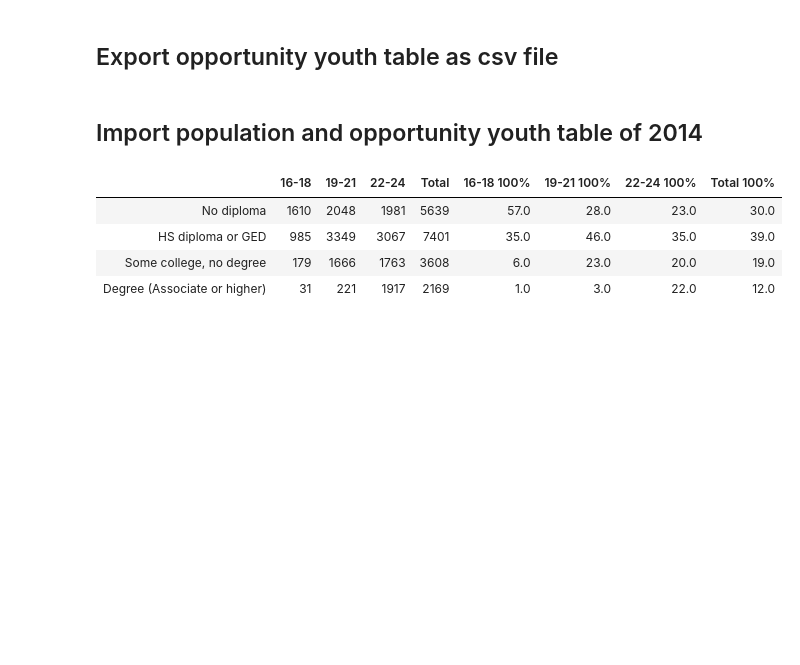
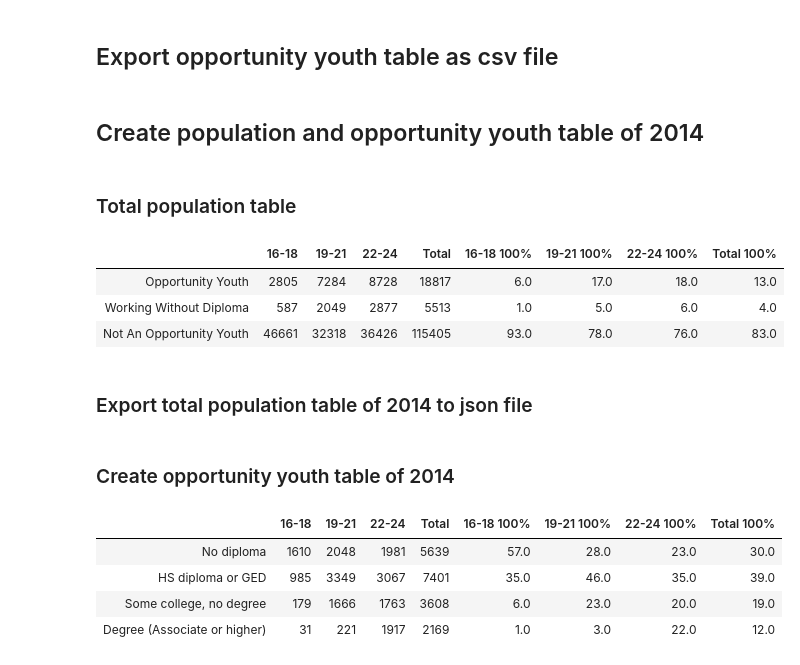
Before and after one commit to YufenLin/opportunity_youth, a Jupyter notebook: src/oy_table_2017.ipynb, the cells around one changed output. Drawn from its saved outputs; the diff is of its cells as text; code cells hidden in the pictures; blank space fills up the shorter version.

```diff
--- a/src/oy_table_2017.ipynb
+++ b/src/oy_table_2017.ipynb
@@ -211,4 +72,4 @@ df_oy_2017
 # %%
 #df_oy_2017.to_csv(r'data/oy_table_2017.csv')
 # %% [markdown]
-## Import population and opportunity youth table of 2014
+## Create population and opportunity youth table of 2014
@@ -219,0 +76,24 @@ df_total_2014 = pd.DataFrame(data=total_2014, index = ['Opportunity Youth', 'Wor
+# %% [markdown]
+### Total population table
+# %%
+# key in table values
+total_2014 = {'16-18': [2805, 587, 46661],
+       '19-21': [7284, 2049, 32318],
+       '22-24': [8728, 2877, 36426]}
+df_total_2014 = pd.DataFrame(data=total_2014, index = ['Opportunity Youth', 'Working Without Diploma', 'Not An Opportunity Youth'])
+# Calculate total values
+df_total_2014['Total'] = df_total_2014['16-18'] + df_total_2014['19-21'] + df_total_2014['22-24']
+# Calculate percentage
+df_total_2014['16-18 100%'] = round(df_total_2014['16-18']*100 / df_total_2014['16-18'].sum(),0)
+df_total_2014['19-21 100%'] = round(df_total_2014['19-21']*100 / df_total_2014['19-21'].sum(),0)
+df_total_2014['22-24 100%'] = round(df_total_2014['22-24']*100 / df_total_2014['22-24'].sum(),0)
+df_total_2014['Total 100%'] = round(df_total_2014['Total']*100 / df_total_2014['Total'].sum(),0)
+# %%
+df_total_2014
+# %% [output]
+|  | 16-18 | 19-21 | 22-24 | Total | 16-18 100% | 19-21 100% | 22-24 100% | Total 100% |
+| Opportunity Youth | 2805 | 7284 | 8728 | 18817 | 6.0 | 17.0 | 18.0 | 13.0 |
+| Working Without Diploma | 587 | 2049 | 2877 | 5513 | 1.0 | 5.0 | 6.0 | 4.0 |
+| Not An Opportunity Youth | 46661 | 32318 | 36426 | 115405 | 93.0 | 78.0 | 76.0 | 83.0 |
+# %% [markdown]
+### Export total population table of 2014 to json file
@@ -220,3 +102,5 @@ df_total_2014 = pd.DataFrame(data=total_2014, index = ['Opportunity Youth', 'Wor
+# %% [markdown]
+### Create opportunity youth table of 2014
 # %%
 oy_2014 = {'16-18': [1610, 985, 179, 31],
        '19-21': [2048, 3349, 1666, 221],
```
Also changed, not shown: parts of 34 cells of this notebook.
